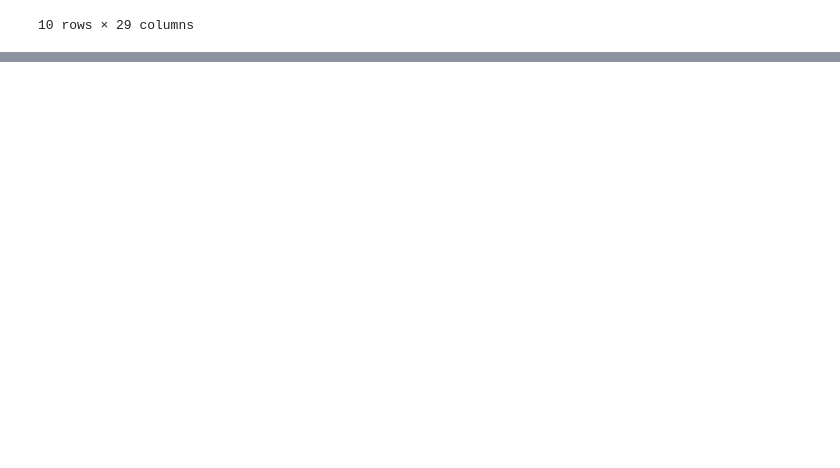
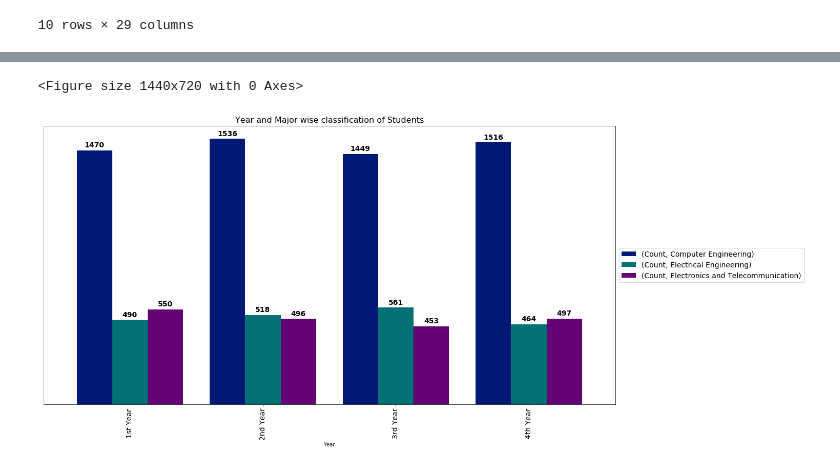
Before and after one commit to SakshiChahande/CloudCounselage, a Jupyter notebook: Cloud Counselage Live Project-checkpoint.ipynb, the cells around one changed output, grey strips where cells are left out. Drawn from its saved outputs; the diff is of its cells as text; code cells hidden in the pictures; blank space fills up the shorter version.

```diff
--- a/Cloud Counselage Live Project-checkpoint.ipynb
+++ b/Cloud Counselage Live Project-checkpoint.ipynb
@@ -92,0 +318,9 @@ df.head(10)
+# %%
+# Year-wise and area of study wise classification of students.
+dfYearMajor=pd.DataFrame(df['Which-year are you studying in?'])
+dfYearMajor.replace({'First-year':'1st Year','Second-year':'2nd Year','Third-year':'3rd Year','Fourth-year':'4th Year'},inplace=True)
+#dfYearMajor.rename_axis('Year of Study').reset_index()
+dfYearMajor=dfYearMajor.join(df['Major/Area of Study'])
+dfYearMajor=dfYearMajor.join(df['State'])
+dfYearMajor.rename(columns={'Which-year are you studying in?':'Year','Major/Area of Study':'Major'},inplace=True)
+dfYearMajor
@@ -92,0 +341,6 @@ df.head(10)
+# %%
+dfYearMajor=dfYearMajor.groupby(["Year","Major"],as_index=False)['State'].count()
+# %%
+dfYearMajor.rename(columns={'State':'Count'},inplace=True)
+dfYearMajor.head(20)
+dfYearMajor.set_index(['Year'])
@@ -92,0 +362,2 @@ df.head(10)
+# %%
+dfYearMajor=dfYearMajor.set_index(['Year','Major'],drop=True).unstack('Major')
@@ -92,0 +374,22 @@ df.head(10)
+# %%
+fig6=plt.figure(figsize=(20,10))
+ax=dfYearMajor.plot(kind='bar',figsize=(20,10),width=0.8,color=['#011875','#017175','#640175'],fontsize=14)
+ax.set_title('Year and Major wise classification of Students',fontsize=16)
+ax.set_facecolor('white')
+ax.legend(loc='center left', bbox_to_anchor=(1, 0.5),fontsize=14)
+ax.get_yaxis().set_visible(False)
+for p in ax.patches:
+    ax.annotate(np.round(p.get_height(),decimals=2),
+                (p.get_x()+p.get_width()/2., p.get_height()),
+                ha='center',
+                va='center',
+                xytext=(0, 10),
+                textcoords='offset points',
+                fontsize = 14, fontweight='bold'
+
+               )
+
+plt.show()
+# %% [output]
+<Figure size 1440x720 with 0 Axes>
+[figure, added]
```
Also changed, not shown: parts of 51 cells of this notebook.
